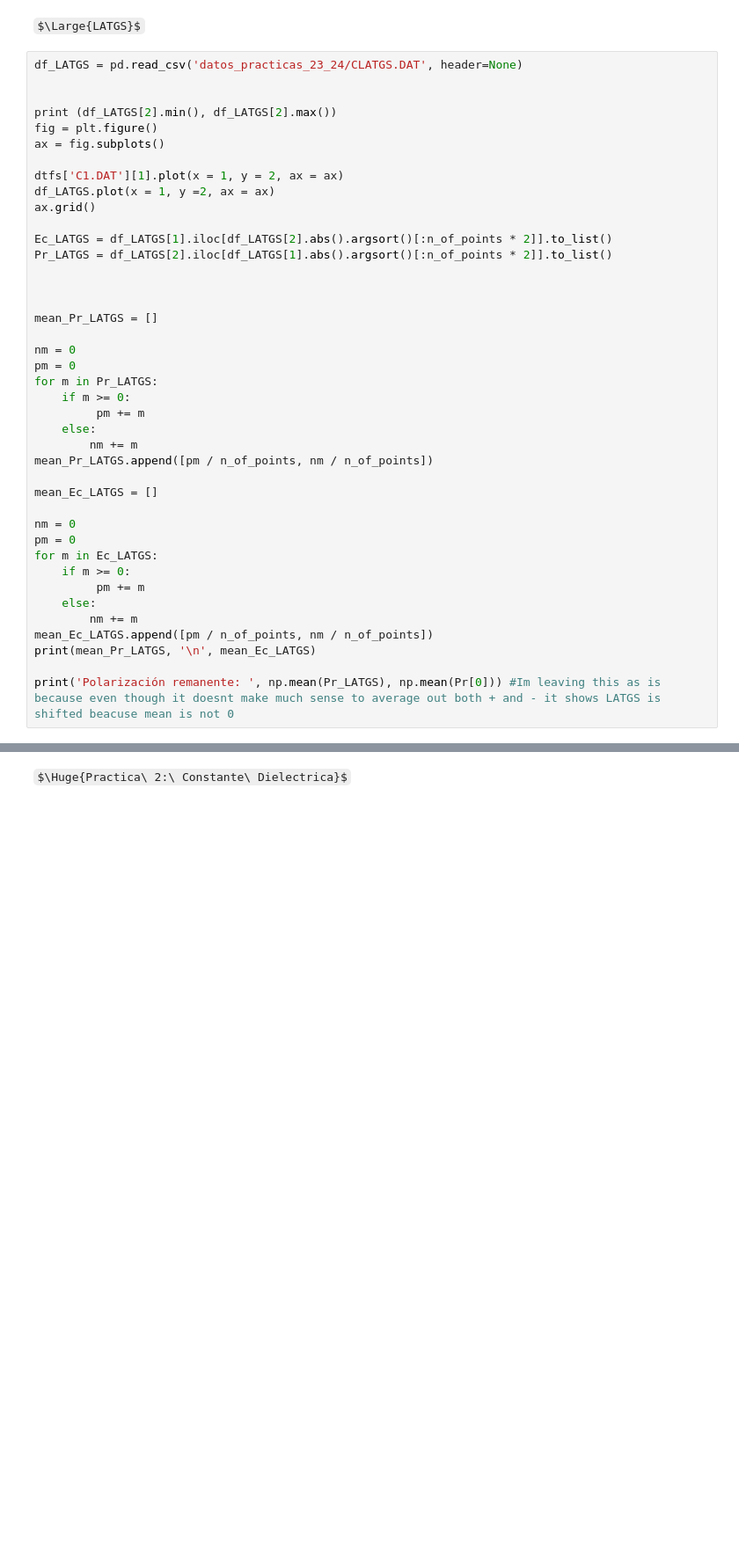
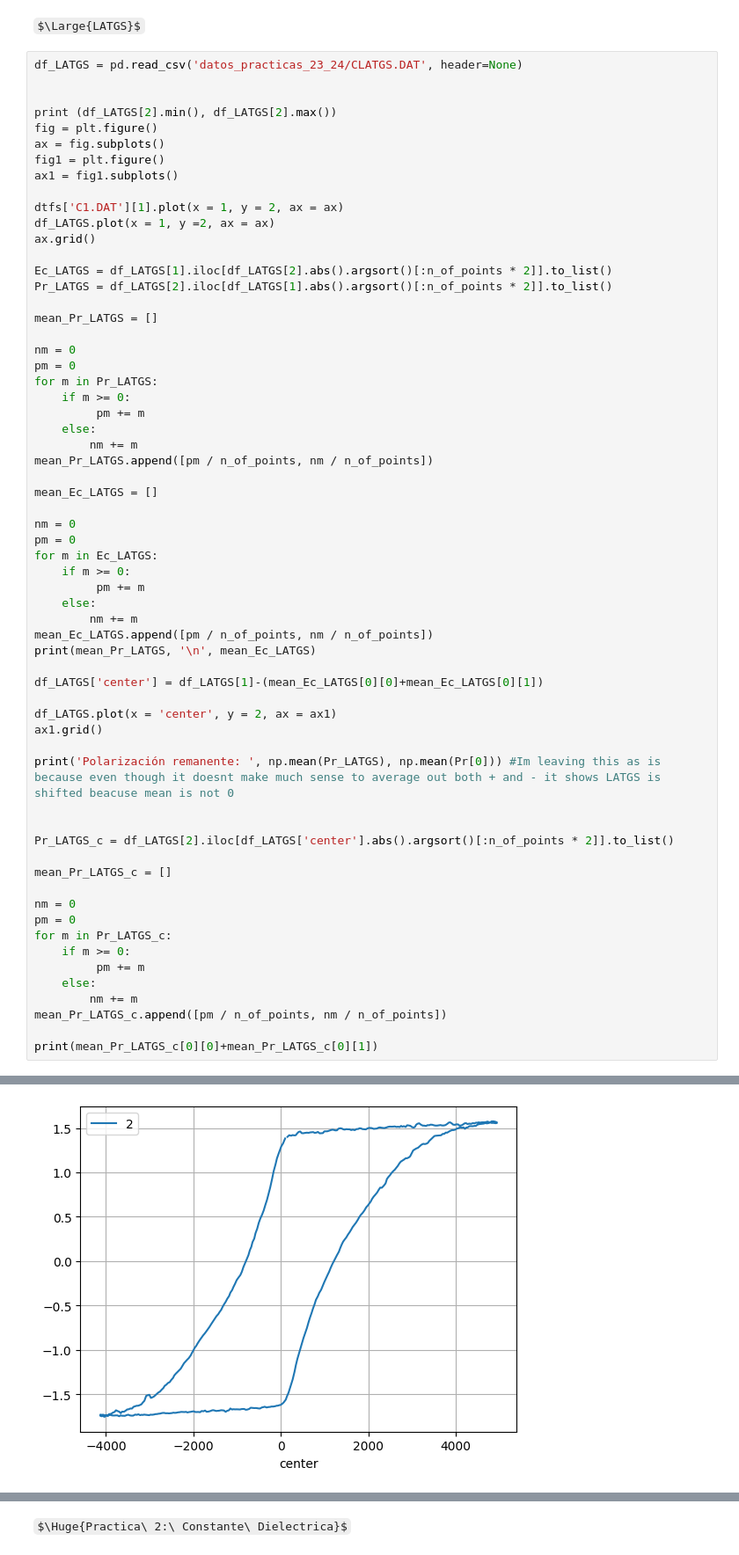
Before and after one commit to albertopeinador/termicas, a Jupyter notebook: lab_termo.ipynb, the cells around one changed output, grey strips where cells are left out. Shown at 88% size. Cells and saved outputs as stored; diff of their text form; some formulas as TeX source; blank space fills up the shorter version.

```diff
--- a/lab_termo.ipynb
+++ b/lab_termo.ipynb
@@ -186,6 +186,8 @@ df_LATGS = pd.read_csv('datos_practicas_23_24/CLATGS.DAT', header=None)
 print (df_LATGS[2].min(), df_LATGS[2].max())
 fig = plt.figure()
 ax = fig.subplots()
+fig1 = plt.figure()
+ax1 = fig1.subplots()
 
 dtfs['C1.DAT'][1].plot(x = 1, y = 2, ax = ax)
 df_LATGS.plot(x = 1, y =2, ax = ax)
@@ -193,8 +195,6 @@ ax.grid()
 
 Ec_LATGS = df_LATGS[1].iloc[df_LATGS[2].abs().argsort()[:n_of_points * 2]].to_list()
 Pr_LATGS = df_LATGS[2].iloc[df_LATGS[1].abs().argsort()[:n_of_points * 2]].to_list()
-
-
 
 mean_Pr_LATGS = []
 
@@ -219,7 +219,28 @@ for m in Ec_LATGS:
 mean_Ec_LATGS.append([pm / n_of_points, nm / n_of_points])
 print(mean_Pr_LATGS, '\n', mean_Ec_LATGS)
 
+df_LATGS['center'] = df_LATGS[1]-(mean_Ec_LATGS[0][0]+mean_Ec_LATGS[0][1])
+
+df_LATGS.plot(x = 'center', y = 2, ax = ax1)
+ax1.grid()
+
 print('Polarización remanente: ', np.mean(Pr_LATGS), np.mean(Pr[0])) #Im leaving this as is because even though it doesnt make much sense to average out both + and - it shows LATGS is shifted beacuse mean is not 0
+
+
+Pr_LATGS_c = df_LATGS[2].iloc[df_LATGS['center'].abs().argsort()[:n_of_points * 2]].to_list()
+
+mean_Pr_LATGS_c = []
+
+nm = 0
+pm = 0
+for m in Pr_LATGS_c:
+    if m >= 0:
+         pm += m
+    else:
+        nm += m
+mean_Pr_LATGS_c.append([pm / n_of_points, nm / n_of_points])
+
+print(mean_Pr_LATGS_c[0][0]+mean_Pr_LATGS_c[0][1])
 # %% [output]
 -1.755148 1.576548
 [[1.454011333333333, -1.1054176666666666]]
@@ -228,4 +250,5 @@ Polarización remanente:  0.17429683333333326 0.00620266666666669
 [figure]
+[figure, added]
 # %%
 #Fit and find spontaneous polarization
 
```
Also changed, not shown: parts of 1 cell of this notebook, 7 other files.
